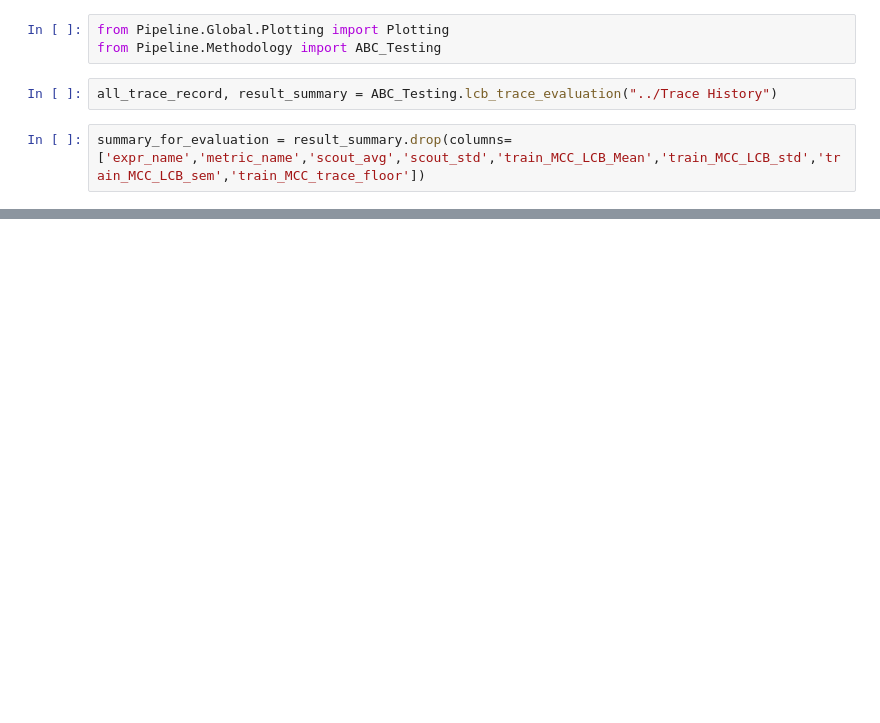
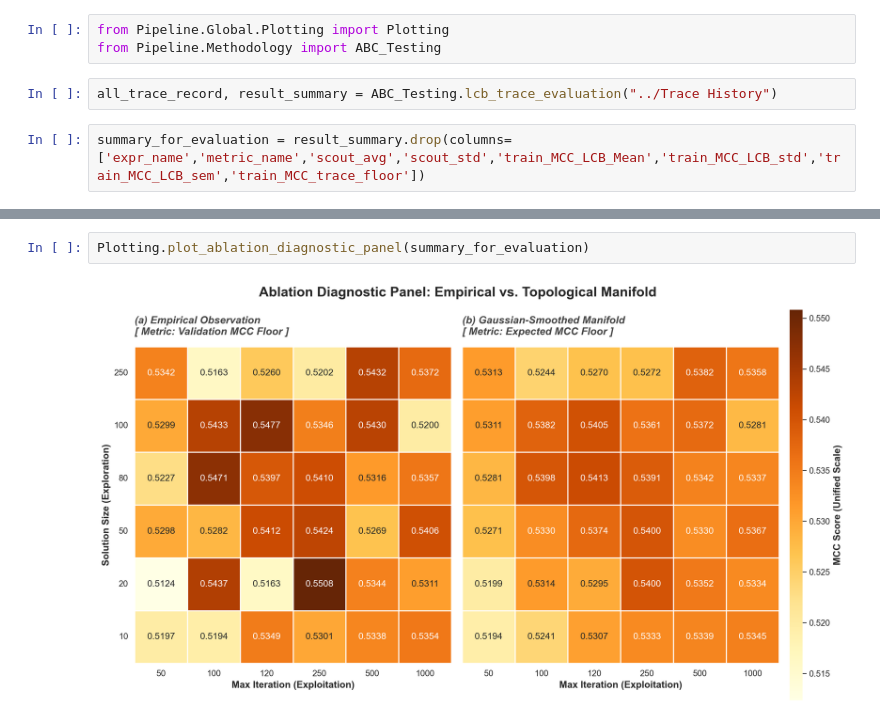
Before and after one commit to youquanneu/COMP3200_Individual_Project, a Jupyter notebook: Storage/Record/Trace History/Trace History Evaluation.ipynb, the cells around one changed output, grey strips where cells are left out. Saved outputs shown, nothing was run; the diff lists cells and outputs as text; blank space fills up the shorter version.

```diff
--- a/Storage/Record/Trace History/Trace History Evaluation.ipynb
+++ b/Storage/Record/Trace History/Trace History Evaluation.ipynb
@@ -27,0 +28,4 @@ summary_for_evaluation
+# %%
+Plotting.plot_ablation_diagnostic_panel(summary_for_evaluation)
+# %% [output]
+[figure, added]
```
Also changed, not shown: parts of 2 cells of this notebook, 19 other files.
